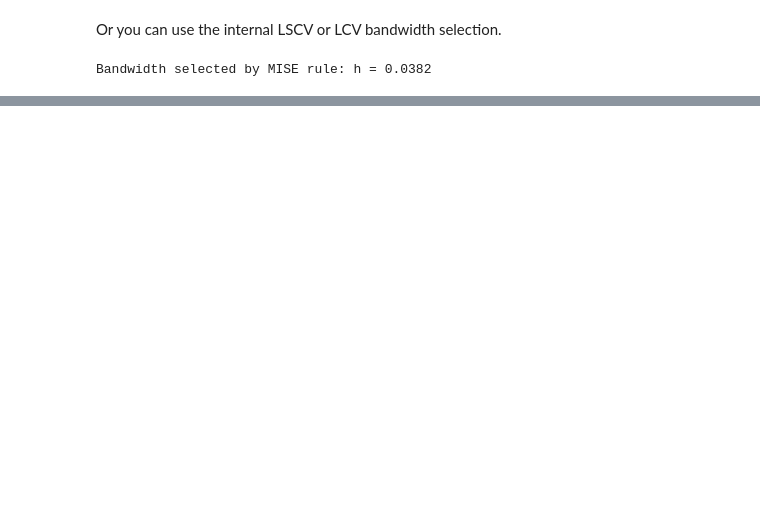
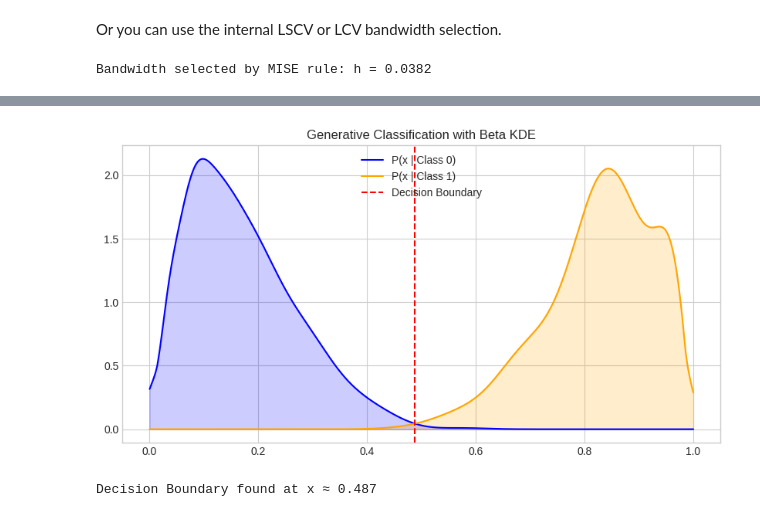
Before and after one commit to egonmedhatten/beta-kde, a Jupyter notebook: examples/tutorial.ipynb, the cells around one changed output, grey strips where cells are left out. Saved outputs shown, nothing was run; the diff lists cells and outputs as text; code cells hidden in the pictures; blank space fills up the shorter version.

```diff
--- a/examples/tutorial.ipynb
+++ b/examples/tutorial.ipynb
@@ -153,0 +130,53 @@ Bandwidth selected by MISE rule: h = 0.0382
+# %%
+from sklearn.metrics import accuracy_score
+
+# 1. Generate Synthetic Data
+# Class 0: Skewed towards 0 (e.g., Beta(2, 10))
+# Class 1: Skewed towards 1 (e.g., Beta(10, 2))
+np.random.seed(42)
+n_per_class = 500
+
+X0 = np.random.beta(2, 10, size=(n_per_class, 1))
+X1 = np.random.beta(10, 2, size=(n_per_class, 1))
+
+# Create training set
+X_train = np.vstack([X0, X1])
+y_train = np.array([0] * n_per_class + [1] * n_per_class)
+
+# 2. Train models (One per class)
+kde0 = BetaKDE(bandwidth='beta-reference').fit(X0)
+kde1 = BetaKDE(bandwidth='beta-reference').fit(X1)
+
+# 3. Predict on Grid
+x_grid = np.linspace(0, 1, 1000).reshape(-1, 1)
+
+# Calculate Log-Likelihoods for each class
+log_prob_0 = kde0.score_samples(x_grid) + np.log(0.5) # Assuming equal priors
+log_prob_1 = kde1.score_samples(x_grid) + np.log(0.5)
+
+# Decision Boundary: Where prob_0 == prob_1
+boundary_idx = np.argwhere(np.diff(np.sign(log_prob_0 - log_prob_1))).flatten()
+decision_boundary = x_grid[boundary_idx]
+
+# 4. Plot
+plt.figure(figsize=(10, 5))
+
+# Plot Densities
+plt.plot(x_grid, np.exp(log_prob_0), label='P(x | Class 0)', color='blue')
+plt.plot(x_grid, np.exp(log_prob_1), label='P(x | Class 1)', color='orange')
+
+# Plot Decision Boundary
+for b in decision_boundary:
+    plt.axvline(b, color='red', linestyle='--', label='Decision Boundary')
+
+plt.fill_between(x_grid.flatten(), 0, np.exp(log_prob_0), alpha=0.2, color='blue')
+plt.fill_between(x_grid.flatten(), 0, np.exp(log_prob_1), alpha=0.2, color='orange')
+
+plt.title("Generative Classification with Beta KDE")
+plt.legend()
+plt.show()
+
+print(f"Decision Boundary found at x ≈ {decision_boundary[0][0]:.3f}")
+# %% [output]
+[figure, added]
+Decision Boundary found at x ≈ 0.487
```
Also changed, not shown: parts of 10 cells of this notebook.
